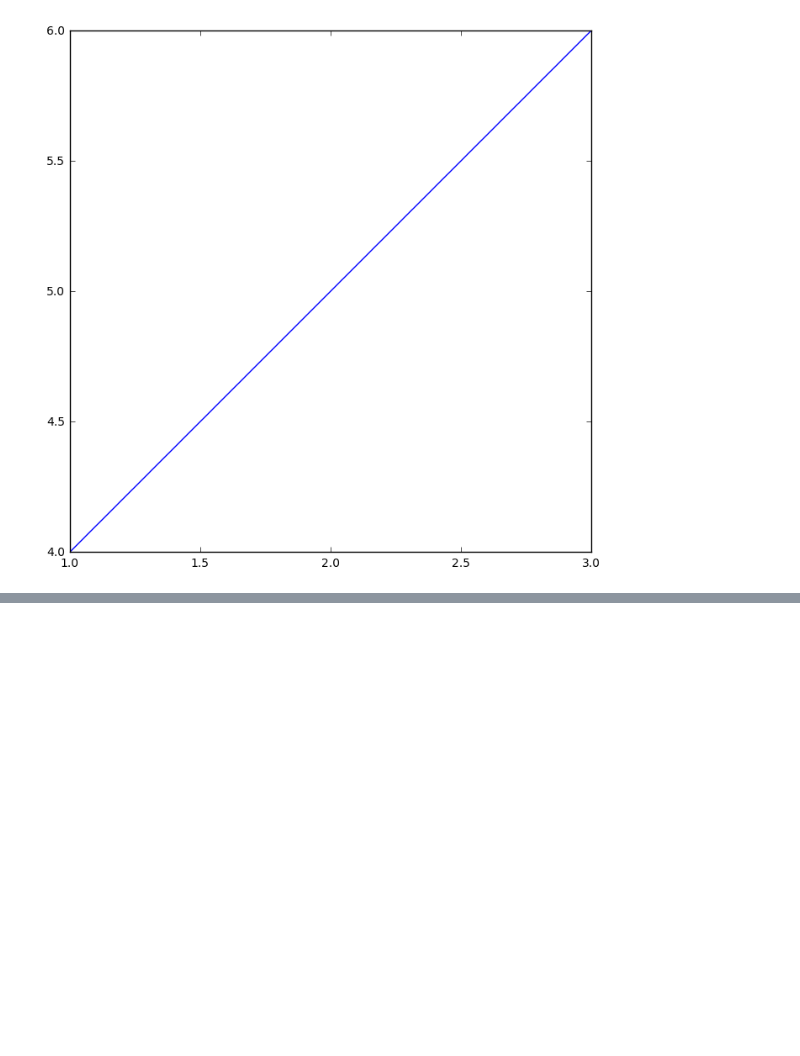
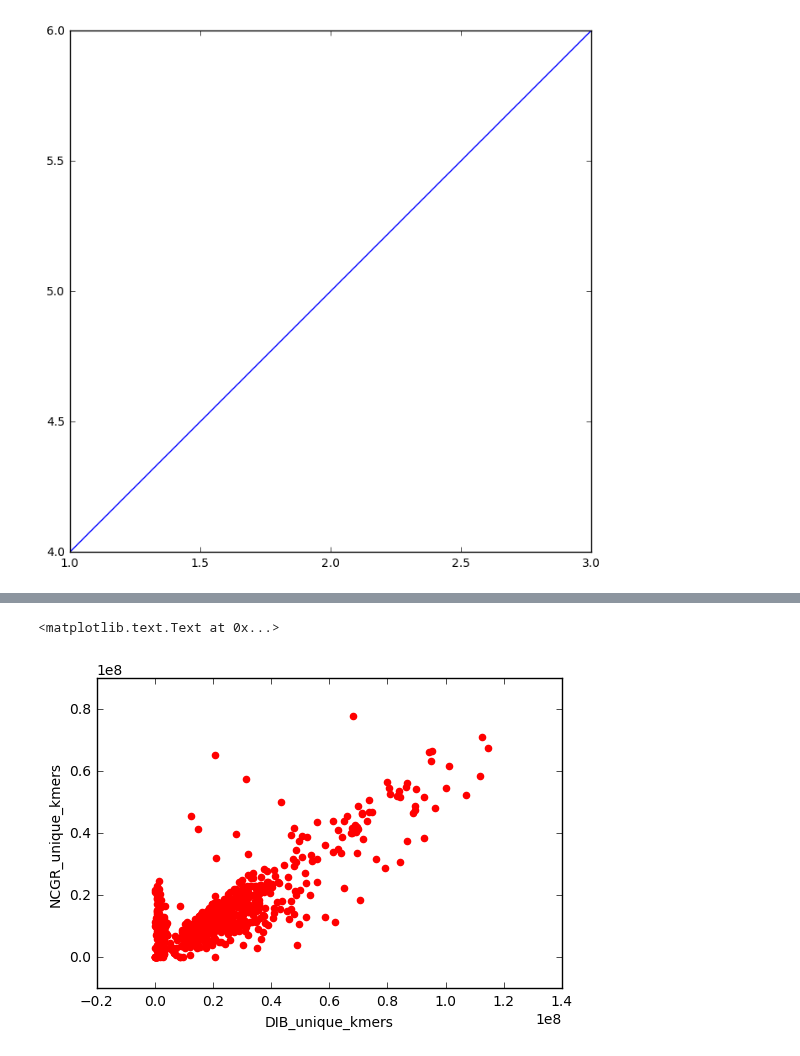
Before and after one commit to johnsolk/MMETSP, a Jupyter notebook: notebooks/ASLO_talk_figures.ipynb, the cells around one changed output, grey strips where cells are left out. Cells and saved outputs as stored; diff of their text form; code cells hidden in the pictures; blank space fills up the shorter version.

```diff
--- a/notebooks/ASLO_talk_figures.ipynb
+++ b/notebooks/ASLO_talk_figures.ipynb
@@ -133,3 +133,5 @@ axs.plot([1,2,3],[4,5,6])
 # %% [output]
 [<matplotlib.lines.Line2D at 0x...>]
 [figure]
+# %%
+imicrobe_kmers = pd.read_table("../assembly_evaluation_data/imicrobe_unique_kmers.txt",sep="\t",index_col="SampleName")
@@ -135,0 +148,2 @@ axs.plot([1,2,3],[4,5,6])
+# %%
+evaluation_frame = pd.read_csv("../assembly_evaluation_data/MMETSP_plotting_data.csv",index_col="SampleName")
@@ -135,0 +170,3 @@ axs.plot([1,2,3],[4,5,6])
+# %%
+kmers_frame = pd.merge(evaluation_frame[['Unique_kmers_assembly']],imicrobe_kmers[['Unique_kmers']],
+                       how='outer',left_index=True,right_index=True).dropna()
@@ -135,0 +183,2 @@ axs.plot([1,2,3],[4,5,6])
+# %%
+kmers_frame = pd.merge(evaluation_frame[['Phylum']],kmers_frame,how='outer',left_index=True,right_index=True).dropna()
@@ -135,0 +207,10 @@ axs.plot([1,2,3],[4,5,6])
+# %%
+fig, ax = plt.subplots(1)
+X = kmers_frame[['Unique_kmers_assembly']]
+Y = kmers_frame[['Unique_kmers']]
+ax.scatter(X,Y,color="red")
+ax.set_xlabel("DIB_unique_kmers")
+ax.set_ylabel("NCGR_unique_kmers")
+# %% [output]
+<matplotlib.text.Text at 0x...>
+[figure, added]
```
Also changed, not shown: parts of 11 cells of this notebook, 18 other files.
